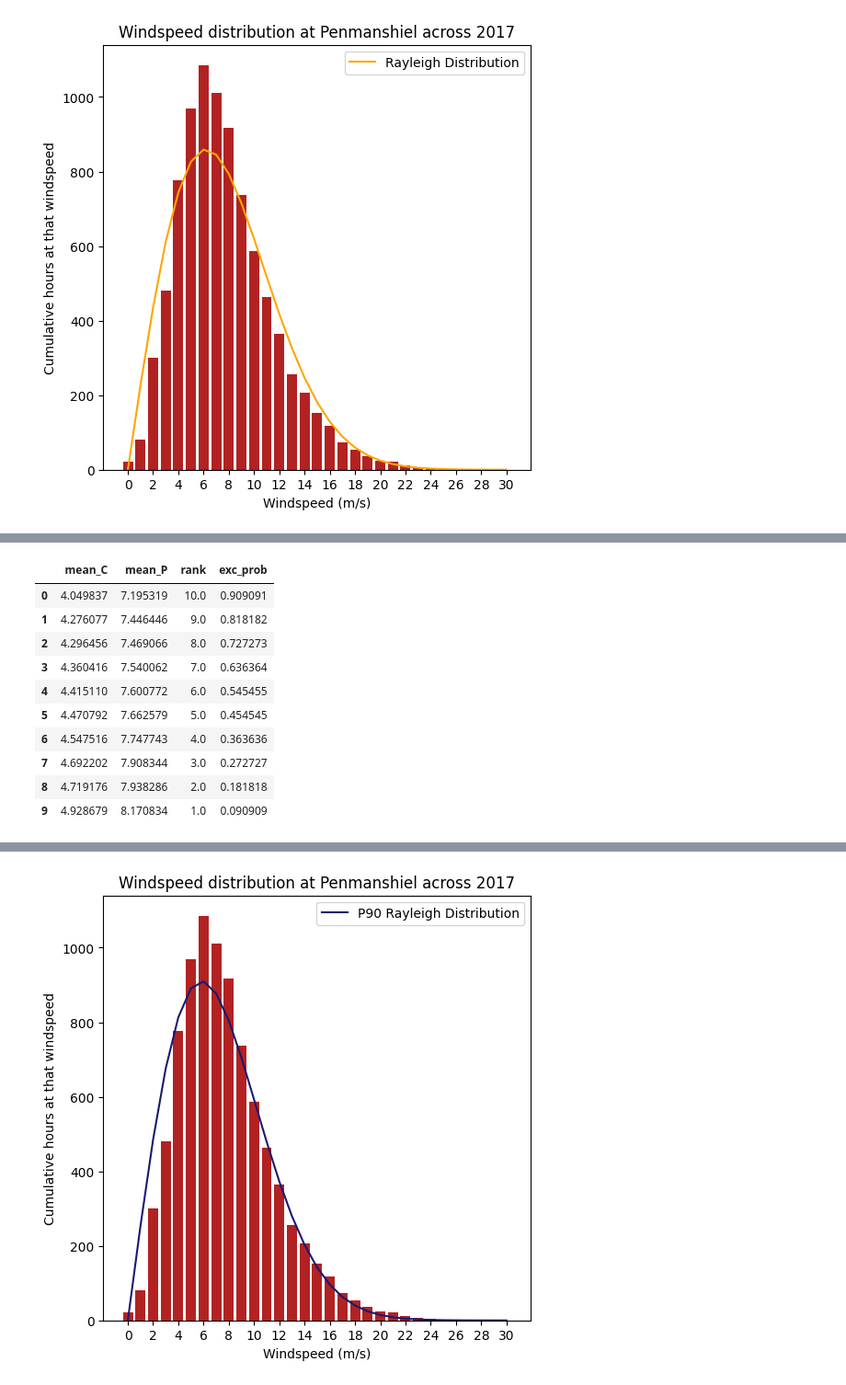
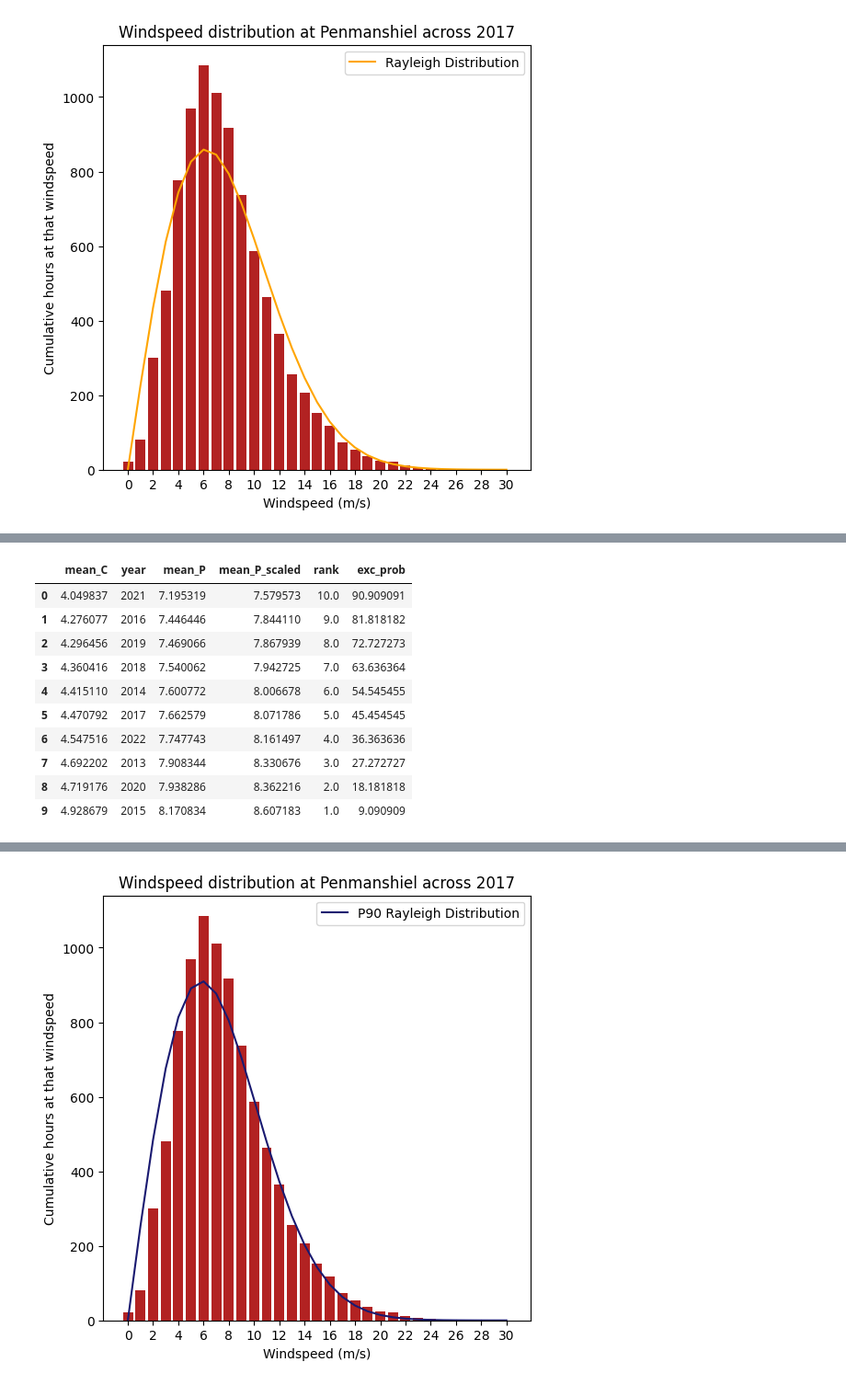
Before and after one commit to sofiagilardini/wind_energy_5, a Jupyter notebook: py3.ipynb, the cells around one changed output, grey strips where cells are left out. Shown at 92% size. Saved outputs shown, nothing was run; the diff lists cells and outputs as text; code cells hidden in the pictures.

```diff
--- a/py3.ipynb
+++ b/py3.ipynb
@@ -7,3 +9,17 @@ from windrose import WindroseAxes
+# %%
+wb = xw.Book("Book1_WIND.xlsx")
+
+var_sheet = wb.sheets['wind_characterisation']
+
+z_0 = var_sheet.range('E7').value
+z_1 = var_sheet.range('E4').value
+z_2 = var_sheet.range('E8').value
+
+
+
+# #z_0 = 0.0308
+# z_1 = 61 # E4
+# z_2 = 91.5 # e8
 # %%
 site_list = ['Albemarle', 'Boulmer', 'Charterhall', 'Gogarbank', 'Leuchars', 'Redesdale']
 
@@ -28,9 +60,15 @@ df_C_9 = pandas.read_excel(f'./datasets/{site_list[2]}.xlsx' , sheet_name=9)
 # %%
 list_df = [df_C_0, df_C_1, df_C_2, df_C_3, df_C_4, df_C_5, df_C_6, df_C_7, df_C_8, df_C_9]
 
-for i in range(len(list_df)):
-    list_df[i].columns = ['datetime', 'mean_wind_dir', 'mean_speed_knots'] # for standardisation
-    list_df[i] = list_df[i][:-1] # removes 'end data' row
+years_list = [2013, 2014, 2015, 2016, 2017, 2018, 2019, 2020, 2021, 2022]
+
+for index, df in enumerate(list_df):
+    list_df[index].columns = ['datetime', 'mean_wind_dir', 'mean_speed_knots'] # for standardisation
+    list_df[index] = list_df[index][:-1] # removes 'end data' row
+
+    #df['year'] = years_list[index]
+
+
     #list_df[i]["mean_speed_ms"] = (list_df[i]['mean_speed_knots'] * (1 / 1.94384)) does not work
 
 
@@ -142,6 +196,8 @@ for df in list_df:
 
 
 P90_df = pandas.DataFrame(data = mean_list_C, columns=['mean_C'])
+P90_df['year'] = years_list
+
 P90_df = P90_df.sort_values(by = 'mean_C').reset_index(drop = True)
 
 
@@ -182,20 +238,25 @@ P90_df
 # %%
-P90_df['rank'] = P90_df['mean_P'].rank(ascending=False)
+
+
+P90_df['mean_P_scaled'] = (np.log(z_2/z_0) / (np.log(z_1/z_0))) * P90_df['mean_P']
+
+
+P90_df['rank'] = P90_df['mean_P_scaled'].rank(ascending=False)
 
 totalyears = len(P90_df)
 
-P90_df['exc_prob'] = P90_df['rank'] / (totalyears+1)
-
+P90_df['exc_prob'] = (P90_df['rank'] / (totalyears+1) * 100
+)
 P90_df
 # %% [output]
-|  | mean_C | mean_P | rank | exc_prob |
-| 0 | 4.049837 | 7.195319 | 10.0 | 0.909091 |
-| 1 | 4.276077 | 7.446446 | 9.0 | 0.818182 |
-| 2 | 4.296456 | 7.469066 | 8.0 | 0.727273 |
-| 3 | 4.360416 | 7.540062 | 7.0 | 0.636364 |
-| 4 | 4.415110 | 7.600772 | 6.0 | 0.545455 |
-| 5 | 4.470792 | 7.662579 | 5.0 | 0.454545 |
-| 6 | 4.547516 | 7.747743 | 4.0 | 0.363636 |
-| 7 | 4.692202 | 7.908344 | 3.0 | 0.272727 |
-| 8 | 4.719176 | 7.938286 | 2.0 | 0.181818 |
-| 9 | 4.928679 | 8.170834 | 1.0 | 0.090909 |
+|  | mean_C | year | mean_P | mean_P_scaled | rank | exc_prob |
+| 0 | 4.049837 | 2021 | 7.195319 | 7.579573 | 10.0 | 90.909091 |
+| 1 | 4.276077 | 2016 | 7.446446 | 7.844110 | 9.0 | 81.818182 |
+| 2 | 4.296456 | 2019 | 7.469066 | 7.867939 | 8.0 | 72.727273 |
+| 3 | 4.360416 | 2018 | 7.540062 | 7.942725 | 7.0 | 63.636364 |
+| 4 | 4.415110 | 2014 | 7.600772 | 8.006678 | 6.0 | 54.545455 |
+| 5 | 4.470792 | 2017 | 7.662579 | 8.071786 | 5.0 | 45.454545 |
+| 6 | 4.547516 | 2022 | 7.747743 | 8.161497 | 4.0 | 36.363636 |
+| 7 | 4.692202 | 2013 | 7.908344 | 8.330676 | 3.0 | 27.272727 |
+| 8 | 4.719176 | 2020 | 7.938286 | 8.362216 | 2.0 | 18.181818 |
+| 9 | 4.928679 | 2015 | 8.170834 | 8.607183 | 1.0 | 9.090909 |
```
Also changed, not shown: parts of 18 cells of this notebook, 24 other files.
